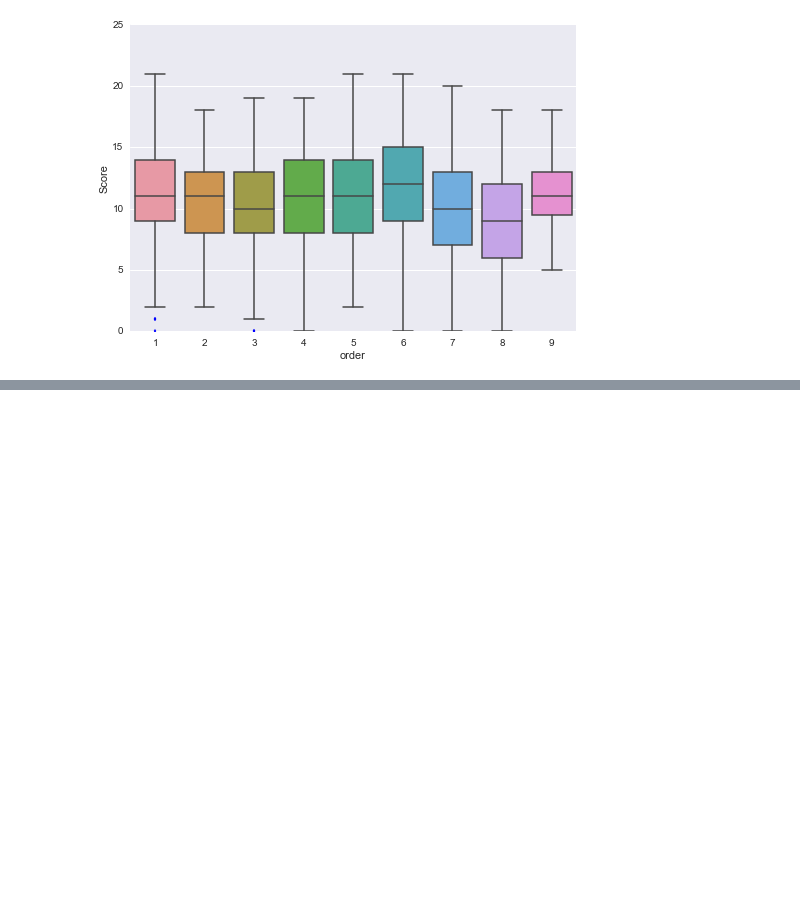
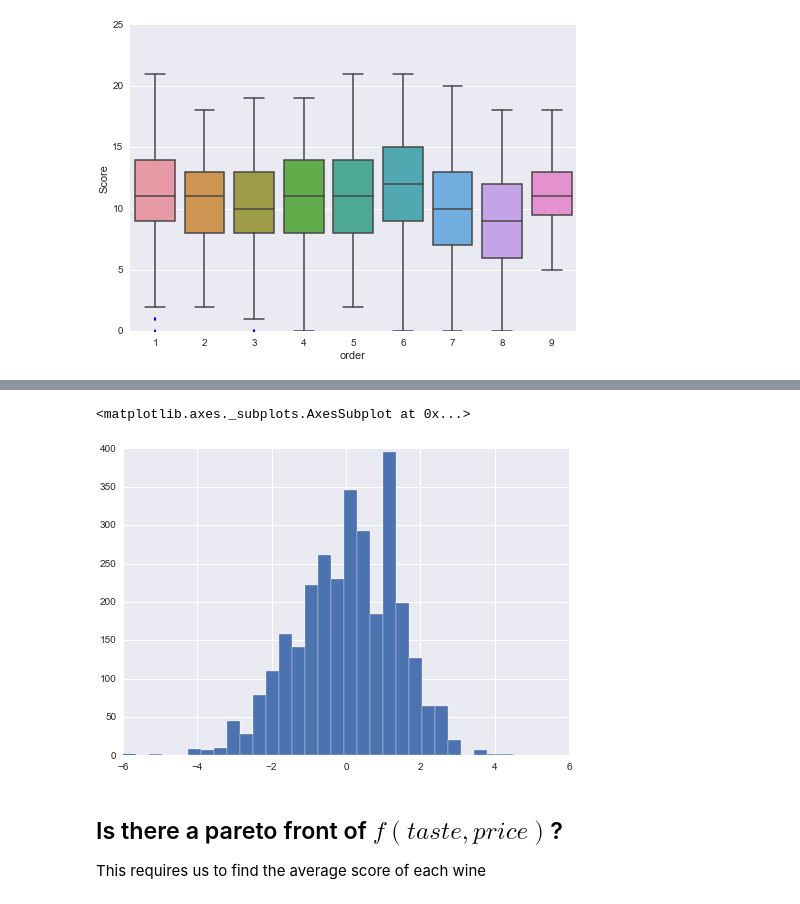
Before and after one commit to pstjohn/old-github-pages-site, a Jupyter notebook: notebooks/2015-04-01-wine-analysis.ipynb, the cells around one changed output, grey strips where cells are left out. Cells and saved outputs as stored; diff of their text form; code cells hidden in the pictures; blank space fills up the shorter version.

```diff
--- a/notebooks/2015-04-01-wine-analysis.ipynb
+++ b/notebooks/2015-04-01-wine-analysis.ipynb
@@ -46,0 +74,16 @@ sns.boxplot(vals=scores.Score, groupby=scores.order)
+# %%
+def robust_z(x):
+    x = x.drop(['Name'], axis=1)
+    dev = x - x.median()
+    mad = np.abs(dev).median()
+    return dev / mad
+
+pruned_scores['scaled_score'] = pruned_scores.loc[:,['Name', 'Score']].groupby('Name').apply(robust_z)
+# %%
+pruned_scores.scaled_score.hist(bins=30)
+# %% [output]
+<matplotlib.axes._subplots.AxesSubplot at 0x...>
+[figure, added]
+# %% [markdown]
+## Is there a pareto front of $f(taste, price)$?
+This requires us to find the average score of each wine
```
Also changed, not shown: parts of 6 cells of this notebook, 2 other files.
